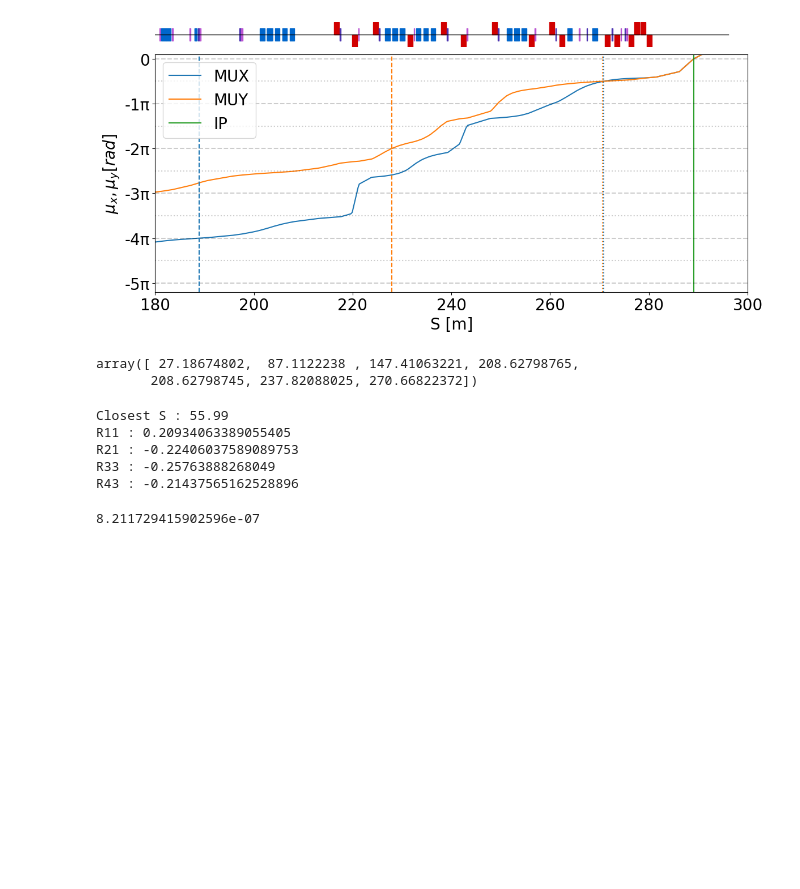
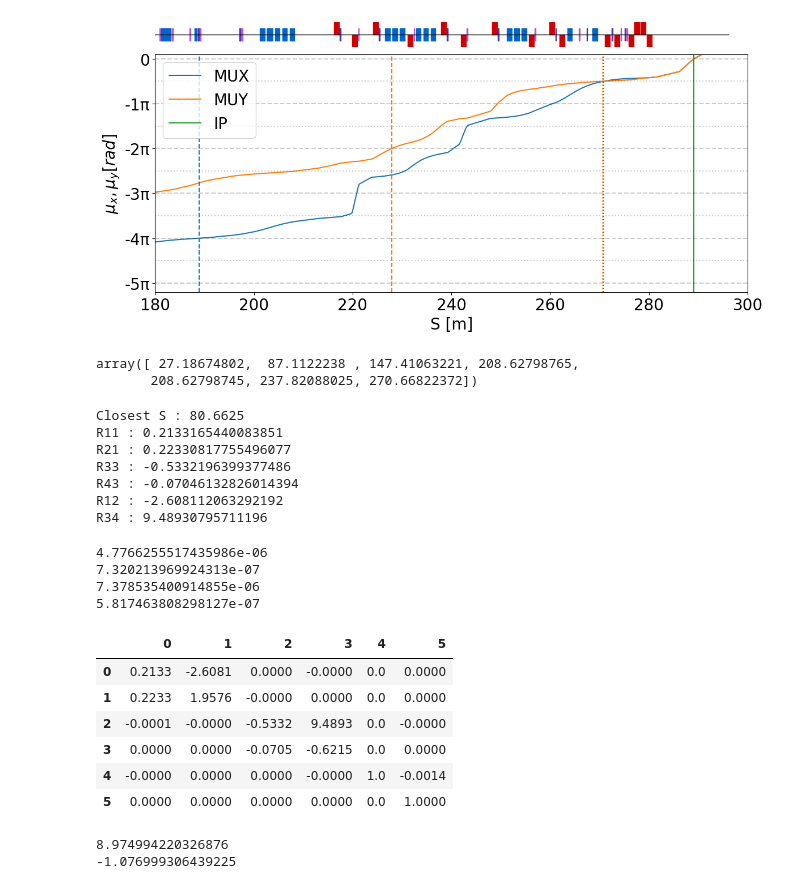
Before and after one commit to MarinDeniaud/luxe-backgrounds, a Jupyter notebook: 06_analysis/jupyter_notebooks/BPM_ELBEX.ipynb, the cells around one changed output. Drawn from its saved outputs; the diff is of its cells as text; code cells hidden in the pictures; blank space fills up the shorter version.

```diff
--- a/06_analysis/jupyter_notebooks/BPM_ELBEX.ipynb
+++ b/06_analysis/jupyter_notebooks/BPM_ELBEX.ipynb
@@ -268,7 +269,7 @@ S_Fit_YP
 array([ 27.18674802,  87.1122238 , 147.41063221, 208.62798765,
        208.62798745, 237.82088025, 270.66822372])
 # %%
-S_Fit = 56
+S_Fit = 80.66
 print("Closest S : " + str(getClosestElementS(tw, S_Fit)))
 R_BPM = getRmatrix(S_Fit, tw, rmat)
 R_IP = getRmatrix(tw.data.S[874], tw, rmat)
@@ -277,13 +278,69 @@ print("R11 : " + str(R_BPM_To_IP[0,0]))
 print("R21 : " + str(R_BPM_To_IP[1,0]))
 print("R33 : " + str(R_BPM_To_IP[2,2]))
 print("R43 : " + str(R_BPM_To_IP[3,2]))
+print("R12 : " + str(R_BPM_To_IP[0,1]))
+print("R34 : " + str(R_BPM_To_IP[2,3]))
 # %% [output]
-Closest S : 55.99
-R11 : 0.20934063389055405
-R21 : -0.22406037589089753
-R33 : -0.25763888268049
-R43 : -0.21437565162528896
+Closest S : 80.6625
+R11 : 0.2133165440083851
+R21 : 0.22330817755496077
+R33 : -0.5332196399377486
+R43 : -0.07046132826014394
+R12 : -2.608112063292192
+R34 : 9.48930795711196
-# %%
-_np.sqrt(pow(0.21*2.7e-6, 2)+pow(-0.22*2.7e-6, 2))
-# %% [output]
-8.211729415902596e-07
+# %%
+Emitt = 3.58e-11
+
+alphax_0 = 1.497469
+Ax = pow(R_BPM_To_IP[0,0], 2)
+Bx = pow(R_BPM_To_IP[0,1], 2) * (1 + alphax_0) * pow(Emitt, 2)
+Cx = - 2 * R_BPM_To_IP[0,0] * R_BPM_To_IP[0,1] * alphax_0 * Emitt
+size_x_0 = 29e-6
+err_size_x_0 = 5e-6
+size_x = _np.sqrt(Ax*pow(size_x_0,2) + Bx*pow(size_x_0,-2) + Cx)
+err_size_x = (Ax*size_x_0 - Bx*pow(size_x_0,-3)) * err_size_x_0 / size_x
+print(size_x)
+print(err_size_x)
+
+alphay_0 = -1.362718
+Ay = pow(R_BPM_To_IP[2,2], 2)
+By = pow(R_BPM_To_IP[2,3], 2) * (1 + alphay_0) * pow(Emitt, 2)
+Cy = - 2 * R_BPM_To_IP[2,2] * R_BPM_To_IP[2,3] * alphay_0 * Emitt
+size_y_0 = 28e-6
+err_size_y_0 = 5e-6
+size_y = _np.sqrt(Ay*pow(size_y_0,2) + By*pow(size_y_0,-2) + Cy)
+err_size_y = (Ay*size_y_0 - By*pow(size_y_0,-3)) * err_size_y_0 / size_y
+print(size_y)
+print(err_size_y)
+# %% [output]
+4.7766255517435986e-06
+7.320213969924313e-07
+7.378535400914855e-06
+5.817463808298127e-07
+# %%
+_pd.DataFrame(R_BPM_To_IP.round(4))
+# %% [output]
+|  | 0 | 1 | 2 | 3 | 4 | 5 |
+| 0 | 0.2133 | -2.6081 | 0.0000 | -0.0000 | 0.0 | 0.0000 |
+| 1 | 0.2233 | 1.9576 | -0.0000 | 0.0000 | 0.0 | 0.0000 |
+| 2 | -0.0001 | -0.0000 | -0.5332 | 9.4893 | 0.0 | -0.0000 |
+| 3 | 0.0000 | 0.0000 | -0.0705 | -0.6215 | 0.0 | 0.0000 |
+| 4 | -0.0000 | 0.0000 | 0.0000 | -0.0000 | 1.0 | -0.0014 |
+| 5 | 0.0000 | 0.0000 | 0.0000 | 0.0000 | 0.0 | 1.0000 |
+# %%
+alphaz_0 = 0
+size_z_0 = 25e-15
+err_size_z_0 = 3e-15
+DE = 1e-6
+Emittz = pow(size_z_0*DE, 0.5)
+
+Az = pow(R_BPM_To_IP[4,4], 2)
+Bz = pow(R_BPM_To_IP[4,5], 2) * (1 + alphaz_0) * pow(Emittz, 2)
+Cz = - 2 * R_BPM_To_IP[4,4] * R_BPM_To_IP[4,5] * alphaz_0 * Emittz
+size_z = _np.sqrt(Az*pow(size_z_0,2) + Bz*pow(size_z_0,-2) + Cz)
+err_size_z = (Az*size_z_0 - Bz*pow(size_z_0,-3)) * err_size_z_0 / size_z
+print(size_z)
+print(err_size_z)
+# %% [output]
+8.974994220326876
+-1.076999306439225
```
Also changed, not shown: parts of 1 cell of this notebook.
